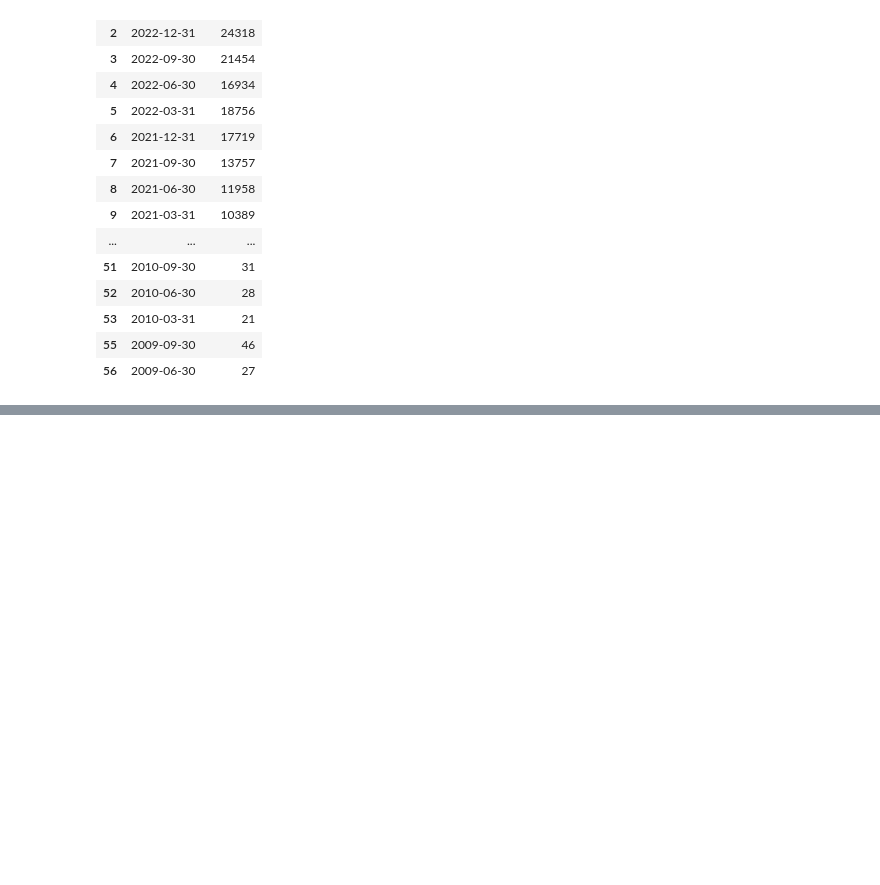
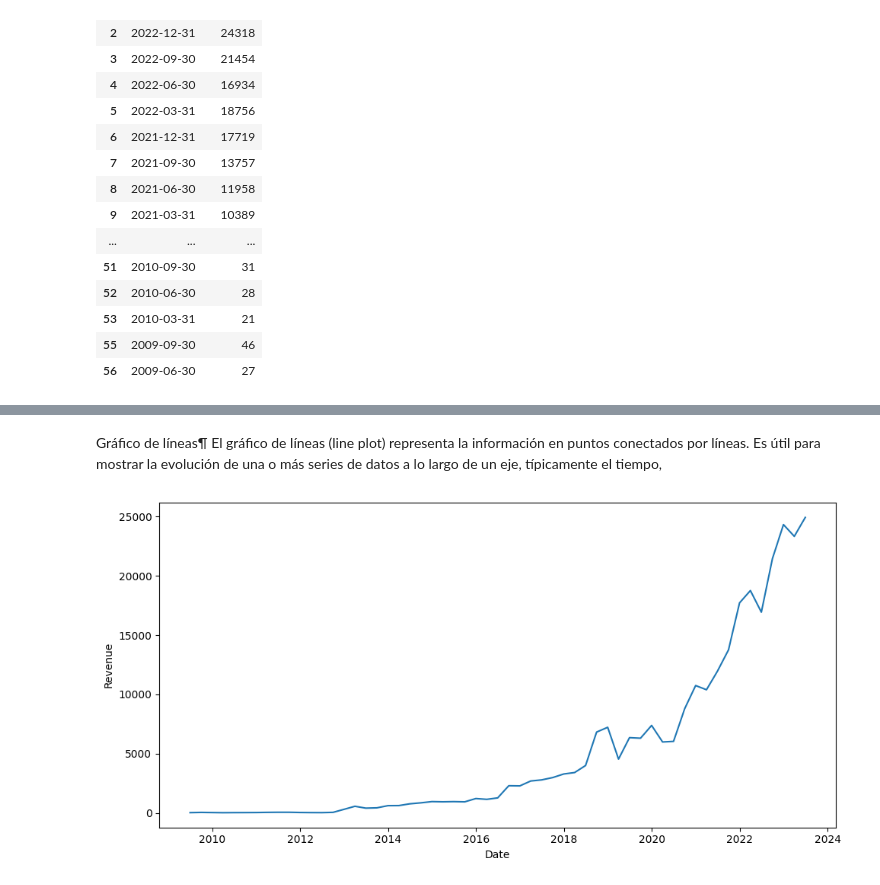
Before and after one commit to OlgaKurganova/Olga_web-scraping-project-tutorial, a Jupyter notebook: src/explore1.ipynb, the cells around one changed output, grey strips where cells are left out. Cells and saved outputs as stored; diff of their text form; code cells hidden in the pictures; blank space fills up the shorter version.

```diff
--- a/src/explore1.ipynb
+++ b/src/explore1.ipynb
@@ -396,0 +381,19 @@ for row in con.execute("SELECT * FROM TESLA_REVENUE"):
+# %% [markdown]
+Gráfico de líneas¶
+El gráfico de líneas (line plot) representa la información en puntos conectados por líneas. Es útil para mostrar la evolución de una o más series de datos a lo largo de un eje, típicamente el tiempo,
+# %%
+import matplotlib.pyplot as plt
+import seaborn as sns
+import pandas as pdv
+
+fig, axis = plt.subplots(figsize = (10, 5))
+
+tesla_table["Date"] = pd.to_datetime(tesla_table["Date"])
+tesla_table["Revenue"] = tesla_table["Revenue"].astype('int')
+sns.lineplot(data = tesla_table, x = "Date", y = "Revenue")
+
+plt.tight_layout()
+
+plt.show()
+# %% [output]
+[figure, added]
```
Also changed, not shown: parts of 7 cells of this notebook, 1 other file.
